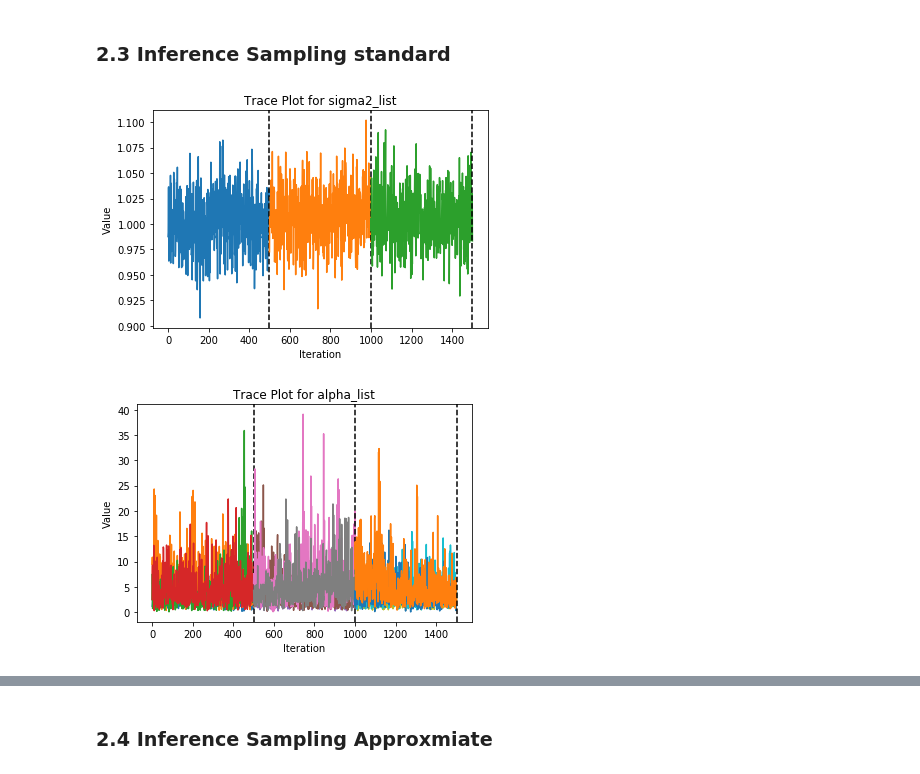
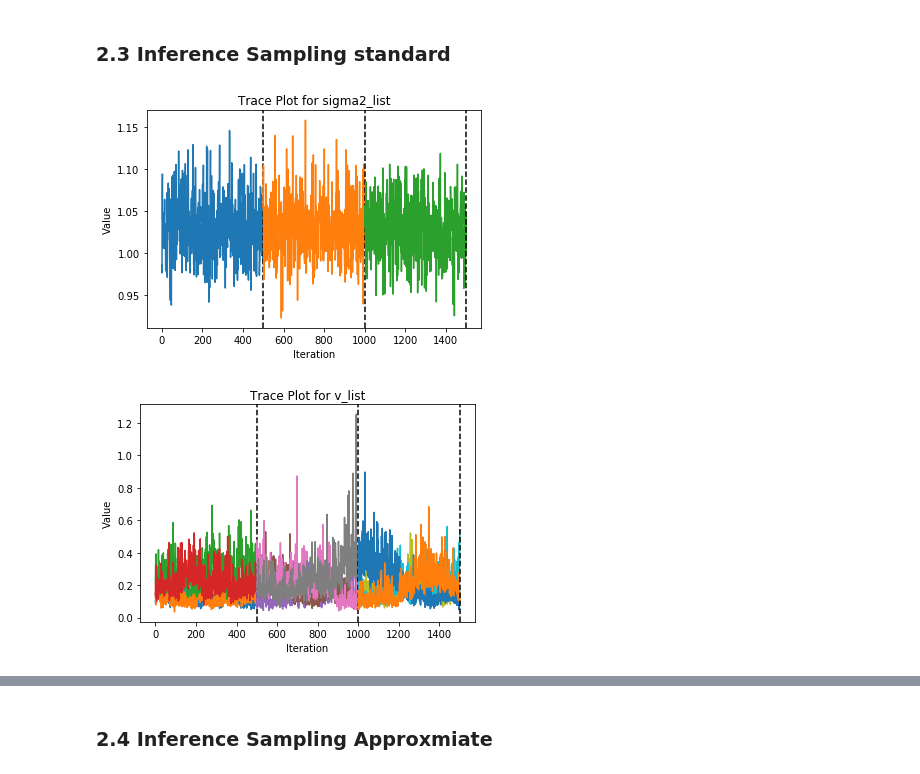
Before and after one commit to LeonCaesa/Gibbs, a Jupyter notebook: Experiment.ipynb, the cells around one changed output, grey strips where cells are left out. Saved outputs shown, nothing was run; the diff lists cells and outputs as text; code cells hidden in the pictures.

Commit message:
Added prior change and changed to v_j

```diff
--- a/Experiment.ipynb
+++ b/Experiment.ipynb
@@ -26,9 +26,9 @@ n_sample = 1000
 # true sigma2
 sigma2_star = 1
 # true component variance parameter
-a_star_list = 1 / np.linspace(1,10,q_star)
+v_star_list = 1 / np.linspace(1,10,q_star)
 # %%
-X = generate_data(d, q_star, n_sample, sigma2_star, a_star_list)
+X = generate_data(d, q_star, n_sample, sigma2_star, v_star_list)
 # %%
 pd.plotting.scatter_matrix(pd.DataFrame(X).T, figsize=(12,8))
 plt.title('Data Plot')
@@ -63,3 +56,14 @@ prior_param = dict({'beta_sigma2':2,
+# %%
+q = d-1
+epislon = 0.1
+
+#a_vj = 0.5 * d * np.ones(q) + 1
+a_vj = 10 * np.ones(q)
+prior_param = dict({'beta_sigma2': 2,
+                        'a_sigma2': 1,
+                        'a_vj': a_vj ,
+                        'beta_vj': epislon * (a_vj-1)
+                        })
 # %% [markdown]
 ### 2.2 Inference Parameter Setup
 # %%
@@ -70,12 +74,12 @@ n_chains = 3
 # %%
 mcmc_list = []
 for sub_chains in range(n_chains):
-    init_dict = dict({'Z0':np.random.normal(0,1, [q, n_sample]),
-            "sigma20":np.random.gamma(4,1/4),
-            "w0":np.random.normal(0, 0.6, [d,q]),
-            "alpha0": np.random.uniform(0,1, q)})
 
-#    infer_dict = gibbs_scheme(X, init_dict, iterations, q, prior_param)
+    init_dict = dict({'Z0': np.random.normal(0,1, [q, n_sample]),
+                      "sigma20": np.random.gamma(4,1/4),
+                      "w0": np.random.normal(0, 0.6, [d, q]),
+                      "v0": np.random.uniform(0,1, q)})
+
     inference = Model(X, init_dict, iterations, q, prior_param)
     infer_dict = inference.gibbs_result()
     mcmc_list.append(infer_dict)
@@ -87,6 +91,6 @@ alpha_list = get_trace_list(mcmc_list, 'alpha_list')
 # %%
-trace_plot(mcmc_list, var_list= ['sigma2_list', 'alpha_list'])
+trace_plot(mcmc_list, var_list= ['sigma2_list', 'v_list'])
 # %% [output]
-[figure, old version]
+[figure, new version]
-[figure, old version]
+[figure, new version]
 # %%
```
Also changed, not shown: parts of 17 cells of this notebook, 3 other files.
